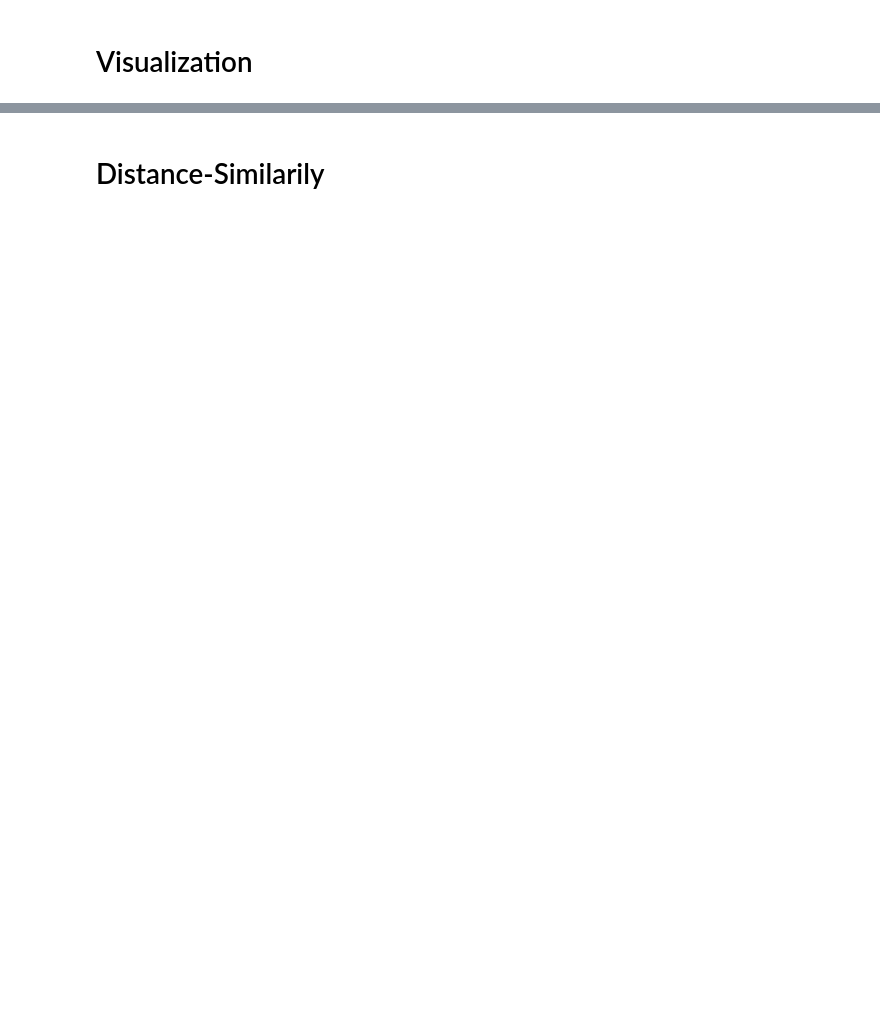
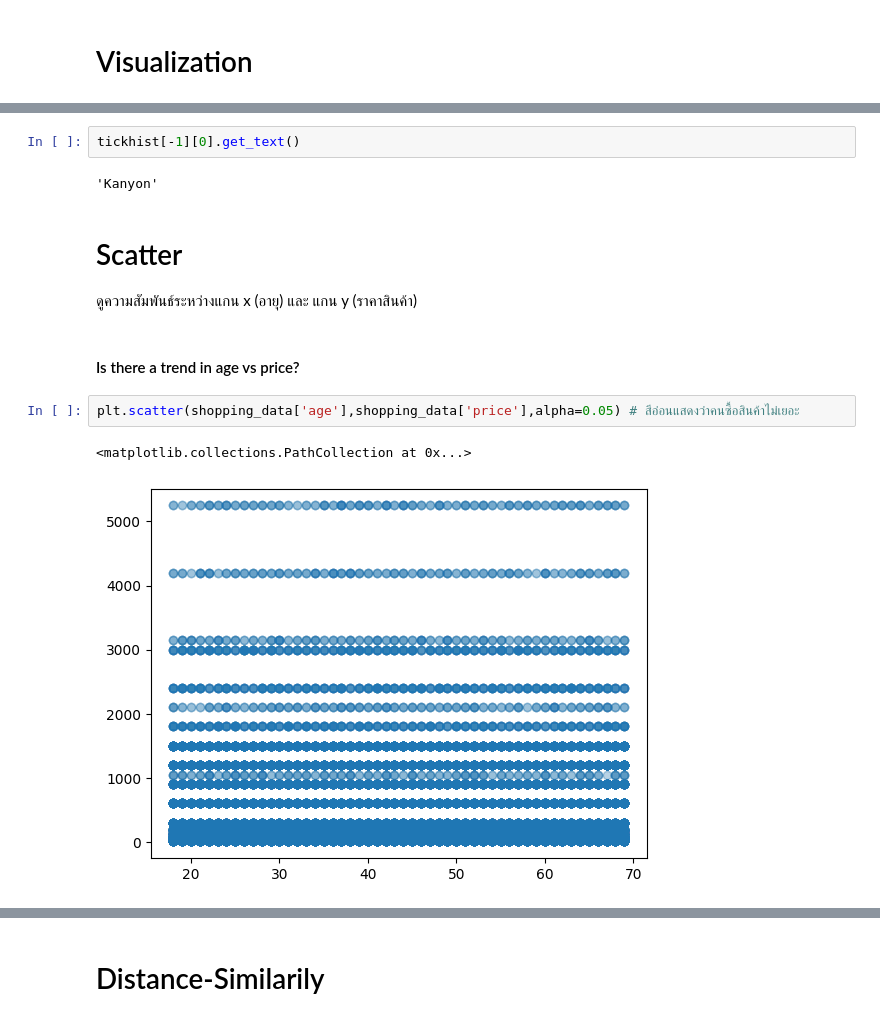
Before and after one commit to Wilanth/BSC_DPDM23, a Jupyter notebook: Understanding_Data.ipynb, the cells around one changed output, grey strips where cells are left out. Saved outputs shown, nothing was run; the diff lists cells and outputs as text; blank space fills up the shorter version.

```diff
--- a/Understanding_Data.ipynb
+++ b/Understanding_Data.ipynb
@@ -84,0 +170,15 @@ data_from_gsheets.describe()
+# %%
+tickhist[-1][0].get_text()
+# %% [output]
+'Kanyon'
+# %% [markdown]
+# Scatter
+
+ดูความสัมพันธ์ระหว่างแกน x (อายุ) และ แกน y (ราคาสินค้า)
+# %% [markdown]
+#### Is there a trend in age vs price?
+# %%
+plt.scatter(shopping_data['age'],shopping_data['price'],alpha=0.05) # สีอ่อนแสดงว่าคนซื้อสินค้าไม่เยอะ
+# %% [output]
+<matplotlib.collections.PathCollection at 0x...>
+[figure, added]
```
Also changed, not shown: parts of 60 cells of this notebook.
